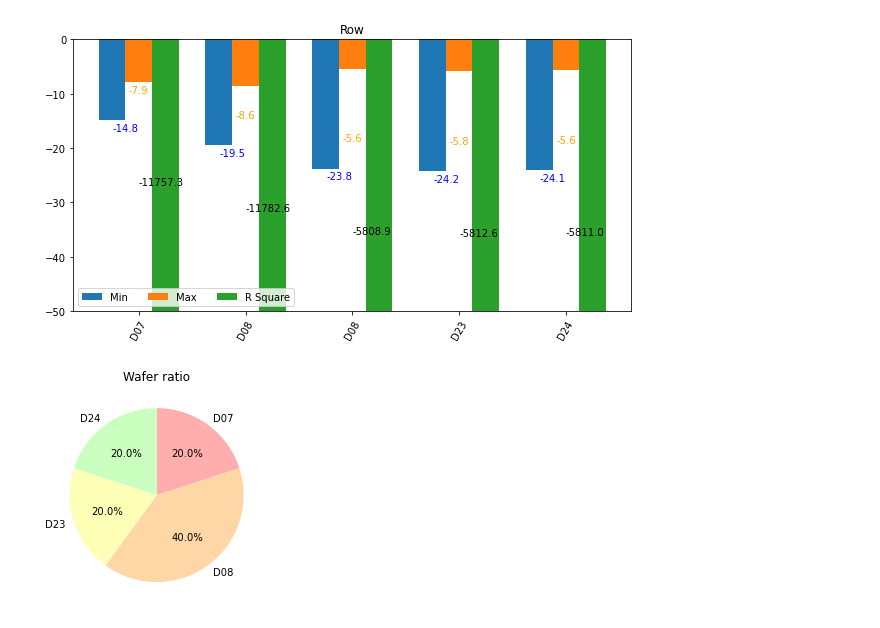
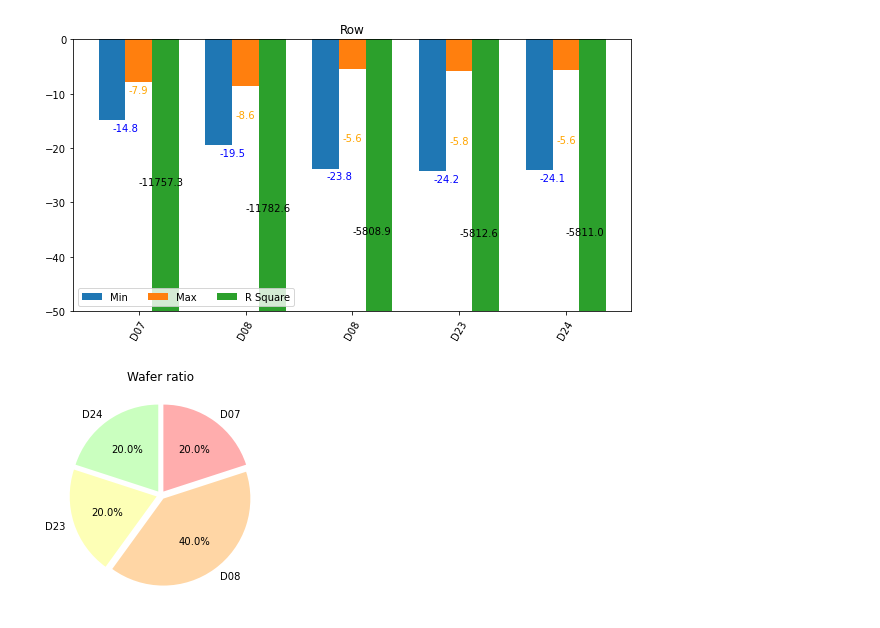
Before and after one commit to HYUB3/project, a Jupyter notebook: Jupyteranalysis.ipynb, the cells around one changed output. Drawn from its saved outputs; the diff is of its cells as text; code cells hidden in the pictures.

```diff
--- a/Jupyteranalysis.ipynb
+++ b/Jupyteranalysis.ipynb
@@ -84,11 +84,12 @@ plt.show()
 # %%
 grp = df.groupby('Wafer')
 values = [grp.size()['D07'],grp.size()['D08'],grp.size()['D23'],grp.size()['D24']]
 labels = ['D07', 'D08','D23','D24']
 colors = ['#ffadad', '#ffd6a5', '#fdffb6', '#caffbf', '#9bf6ff', '#a0c4ff']
+explode = [0.05]*4
 
-plt.pie(values,labels = labels, autopct ='%.1f%%', startangle = 90, counterclock = False, colors = colors)
+plt.pie(values,labels = labels, autopct ='%.1f%%', startangle = 90, counterclock = False, colors = colors,explode = explode)
 plt.title('Wafer ratio')
 plt.show()
 # %% [output]
-[figure, old version]
+[figure, new version]
```
